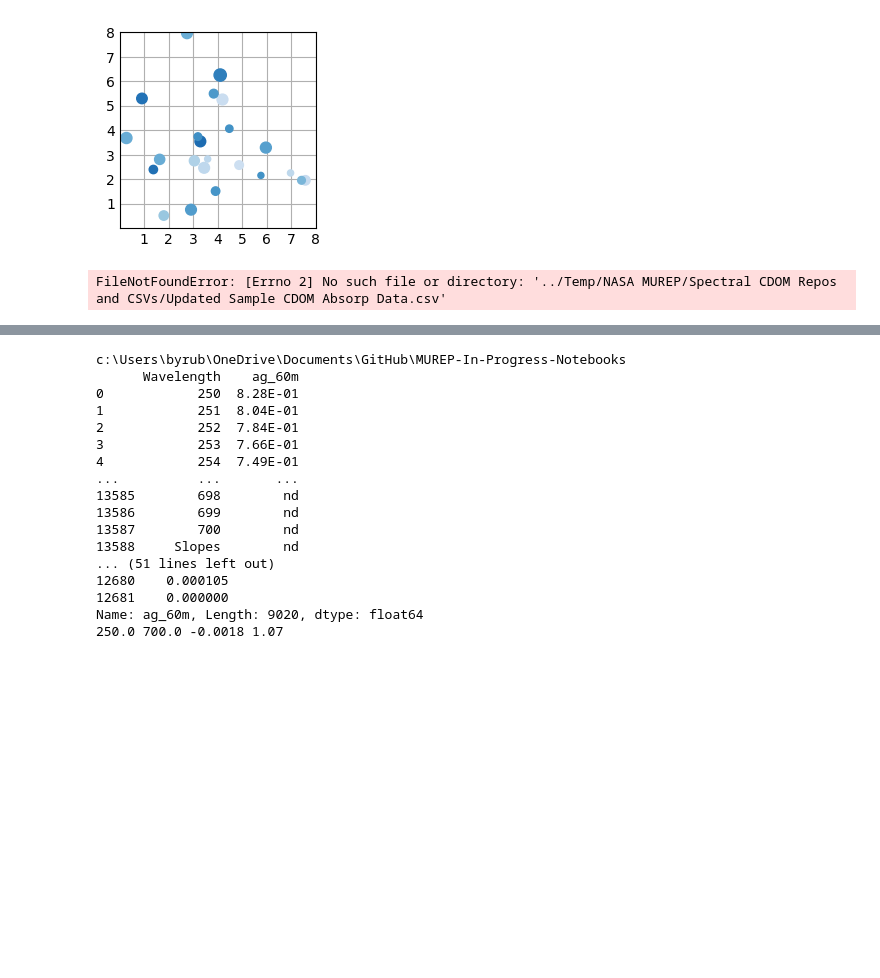
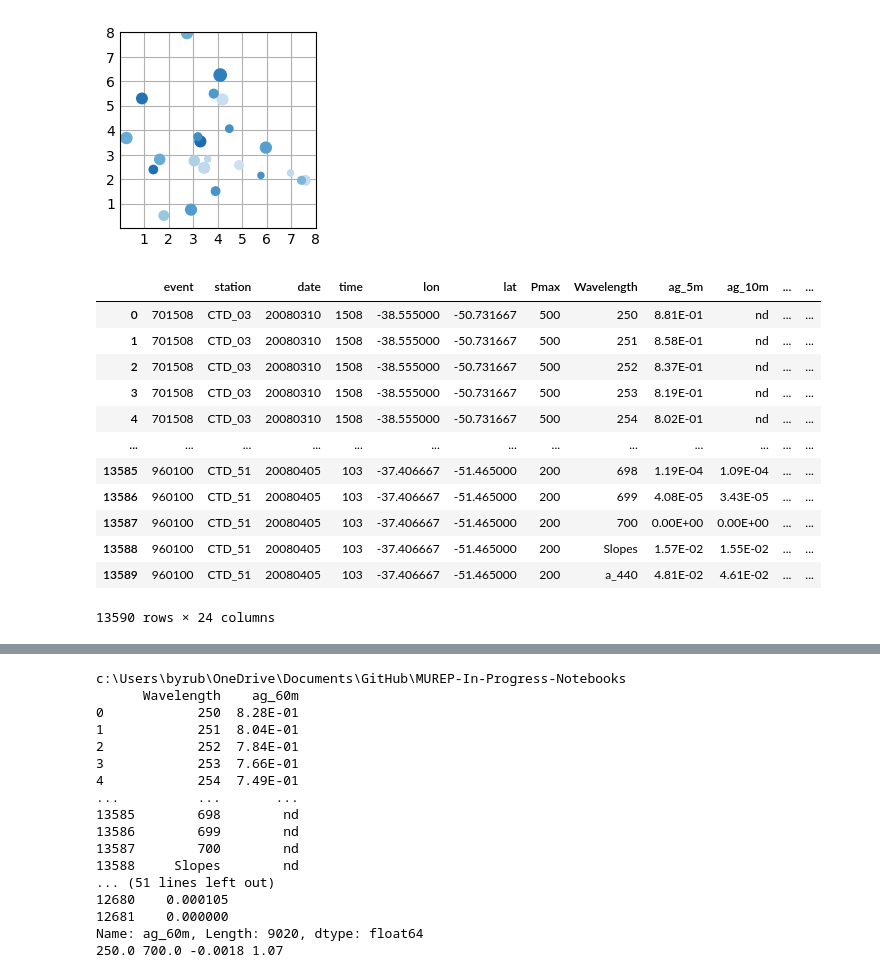
Before and after one commit to byruby-flatlantic143/MUREP-In-Progress-Notebooks, a Jupyter notebook: CDOM Spectral Plots - 2008.ipynb, the cells around one changed output, grey strips where cells are left out. Cells and saved outputs as stored; diff of their text form; code cells hidden in the pictures; blank space fills up the shorter version.

```diff
--- a/CDOM Spectral Plots - 2008.ipynb
+++ b/CDOM Spectral Plots - 2008.ipynb
@@ -37,10 +37,22 @@ from sklearn.linear_model  import LinearRegression
 from math import sin, cos, sqrt, atan2, radians
 #import cmocean.cm as cmo
 # %%
-df = pd.read_csv('../Temp/NASA MUREP/Spectral CDOM Repos and CSVs/Updated Sample CDOM Absorp Data.csv', sep=',')
+df = pd.read_csv('./Data/NASA MUREP/Spectral CDOM Repos and CSVs/CDOM_Absorp.csv', sep=',')
 df
 # %% [output]
+|  | event | station | date | time | lon | lat | Pmax | Wavelength | ag_5m | ag_10m | ... | ... |
+| 0 | 701508 | CTD_03 | 20080310 | 1508 | -38.555000 | -50.731667 | 500 | 250 | 8.81E-01 | nd | ... | ... |
+| 1 | 701508 | CTD_03 | 20080310 | 1508 | -38.555000 | -50.731667 | 500 | 251 | 8.58E-01 | nd | ... | ... |
+| 2 | 701508 | CTD_03 | 20080310 | 1508 | -38.555000 | -50.731667 | 500 | 252 | 8.37E-01 | nd | ... | ... |
+| 3 | 701508 | CTD_03 | 20080310 | 1508 | -38.555000 | -50.731667 | 500 | 253 | 8.19E-01 | nd | ... | ... |
+| 4 | 701508 | CTD_03 | 20080310 | 1508 | -38.555000 | -50.731667 | 500 | 254 | 8.02E-01 | nd | ... | ... |
+| ... | ... | ... | ... | ... | ... | ... | ... | ... | ... | ... | ... | ... |
+| 13585 | 960100 | CTD_51 | 20080405 | 103 | -37.406667 | -51.465000 | 200 | 698 | 1.19E-04 | 1.09E-04 | ... | ... |
+| 13586 | 960100 | CTD_51 | 20080405 | 103 | -37.406667 | -51.465000 | 200 | 699 | 4.08E-05 | 3.43E-05 | ... | ... |
+| 13587 | 960100 | CTD_51 | 20080405 | 103 | -37.406667 | -51.465000 | 200 | 700 | 0.00E+00 | 0.00E+00 | ... | ... |
+| 13588 | 960100 | CTD_51 | 20080405 | 103 | -37.406667 | -51.465000 | 200 | Slopes | 1.57E-02 | 1.55E-02 | ... | ... |
+| 13589 | 960100 | CTD_51 | 20080405 | 103 | -37.406667 | -51.465000 | 200 | a_440 | 4.81E-02 | 4.61E-02 | ... | ... |
-FileNotFoundError: [Errno 2] No such file or directory: '../Temp/NASA MUREP/Spectral CDOM Repos and CSVs/Updated Sample CDOM Absorp Data.csv'
+13590 rows × 24 columns
 # %%
 # setting up an empty figure which I can import data into later (testing that all functions are working properly)
 # importing example csv
```
Also changed, not shown: parts of 3 cells of this notebook, 2 other files.
